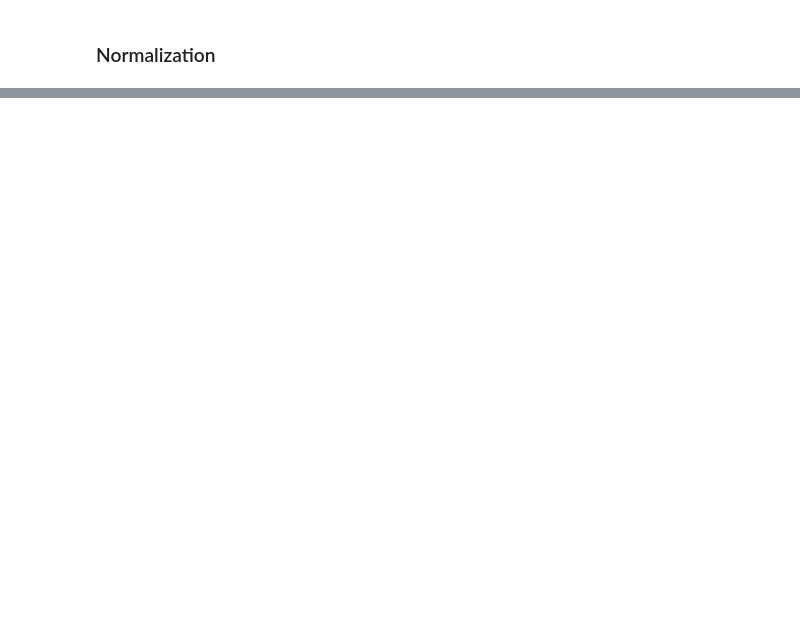
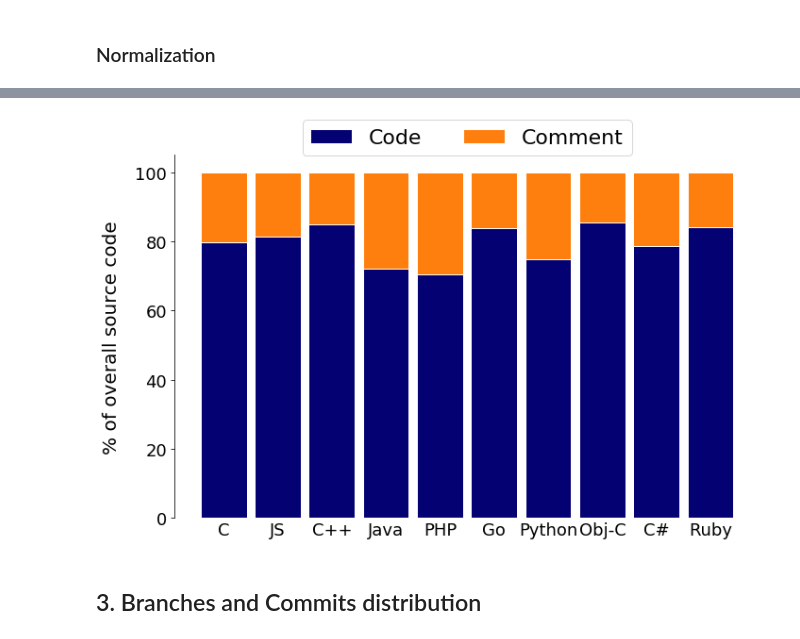
Before and after one commit to src-d/datasets, a Jupyter notebook: PublicGitArchive/doc/dataset_stats.ipynb, the cells around one changed output, grey strips where cells are left out. Saved outputs shown, nothing was run; the diff lists cells and outputs as text; code cells hidden in the pictures; blank space fills up the shorter version.

Commit message:
Add the poster describing PGA and Update the notebook
Signed-off-by: Waren Long <waren@sourced.tech>

```diff
--- a/PublicGitArchive/doc/dataset_stats.ipynb
+++ b/PublicGitArchive/doc/dataset_stats.ipynb
@@ -228,0 +245,10 @@ savefig("lang_stats_final.eps")
+# %%
+langs = list(top10["LANGS"])
+
+top10_lang_code = []
+top10_lang_comment = []
+top10_lang_empty = []
+for l in langs:
+    top10_lang_code.append(langs_code[l])
+    top10_lang_comment.append(langs_comment[l])
+    top10_lang_empty.append(langs_empty[l])
@@ -228,0 +268,35 @@ savefig("lang_stats_final.eps")
+# %%
+figure(figsize=(10, 6))
+ax = subplot(111)
+
+x = arange(1, 11)
+raw_data = {'greenCode': top10_lang_code, 'orangeComment': top10_lang_comment}
+df = pd.DataFrame(raw_data)
+
+totals = [i+j for i,j in zip(df['greenCode'], df['orangeComment'])]
+greenCode = [i / j * 100 for i,j in zip(df['greenCode'], totals)]
+orangeComment = [i / j * 100 for i,j in zip(df['orangeComment'], totals)]
+
+barWidth = 0.85
+ax.bar(x, greenCode, color="#040273", edgecolor='white', width=barWidth, label="Code")
+ax.bar(x, orangeComment, bottom=greenCode, color="#ff7f0e", edgecolor='white', width=barWidth, label="Comment")
+
+ax.set_xticks(x)
+langs[1] = "JS"
+langs[7] = "Obj-C"
+ax.tick_params(axis="y",length=4)
+ax.tick_params(axis="x",length=0)
+ax.set_ylabel("% of overall source code", fontsize=20, labelpad=15)
+ax.set_xticklabels(langs, fontsize=18)
+ax.set_yticklabels([0,20,40,60,80,100], fontsize=18)
+ax.spines['right'].set_visible(False)
+ax.spines['top'].set_visible(False)
+ax.spines['bottom'].set_visible(False)
+
+legend(fontsize=22, bbox_to_anchor=(0,0.97,1,0), loc="lower center", ncol=2)
+tight_layout()
+savefig("lang_code_comment.svg")
+# %% [output]
+[figure, added]
+# %% [markdown]
+## 3. Branches and Commits distribution
```
Also changed, not shown: parts of 32 cells of this notebook, 6 other files.
